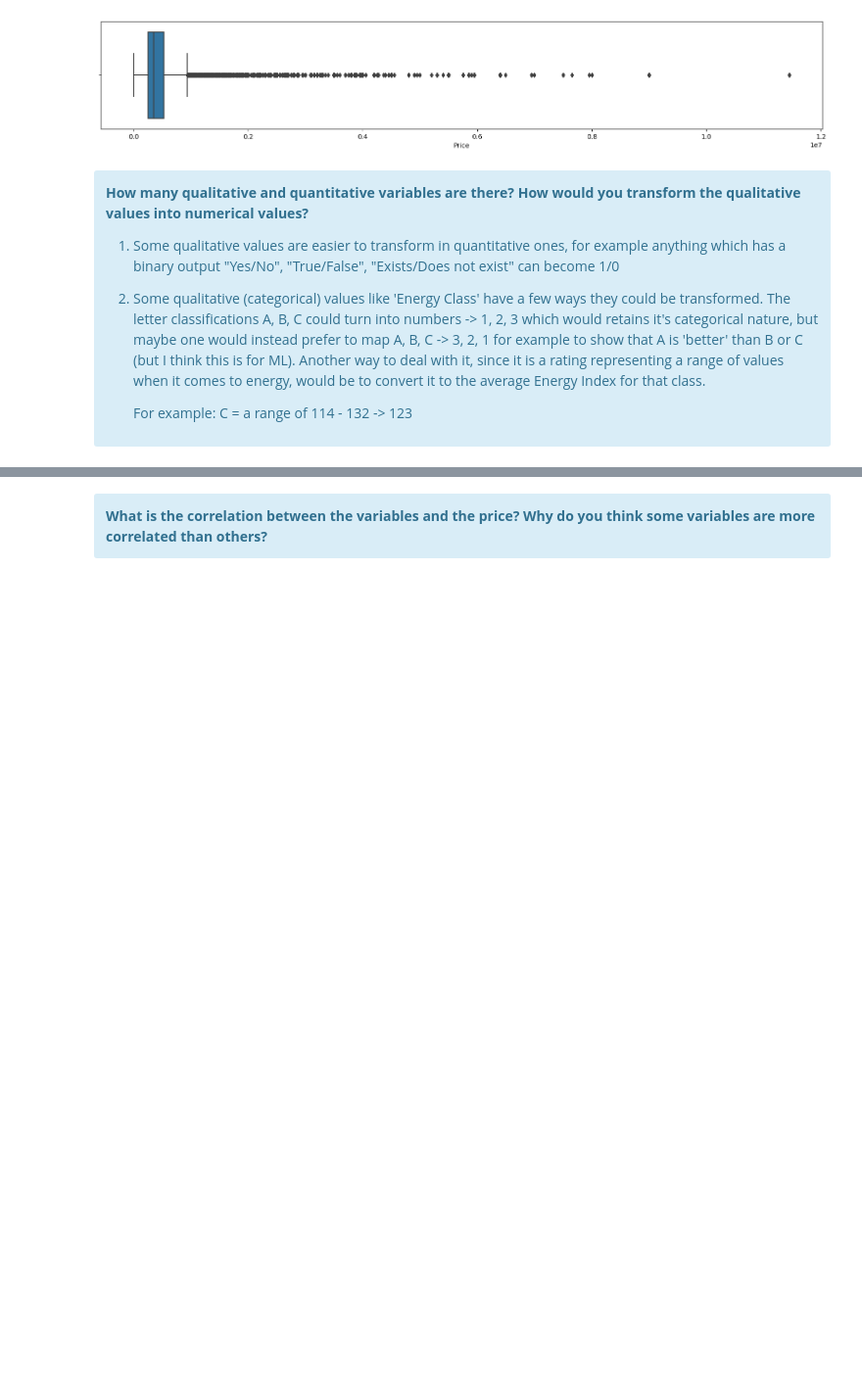
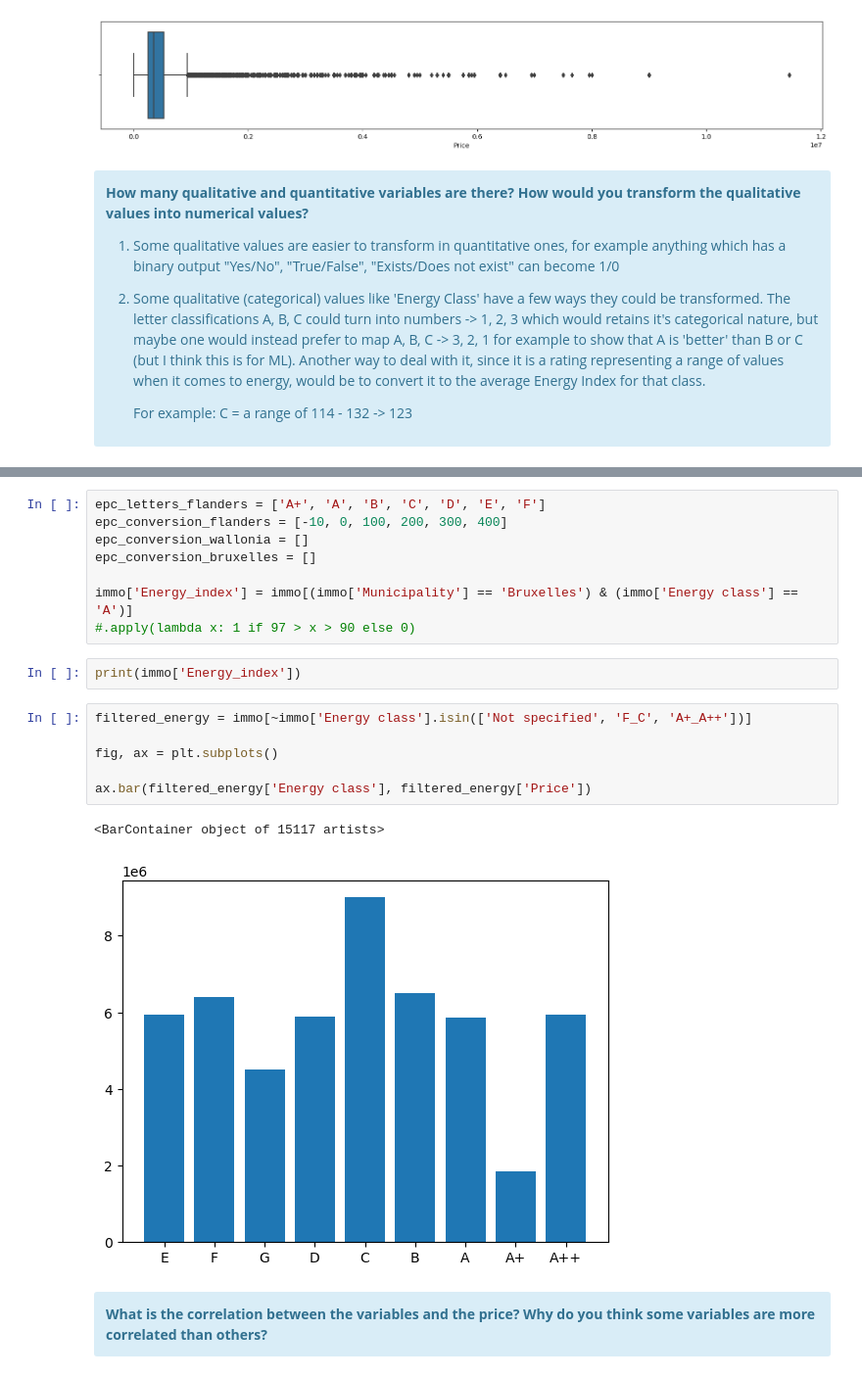
Before and after one commit to jduffy93/immo-eliza-the_chaincoders, a Jupyter notebook: analysis/Jean-analysis-plotnine+cleaning.ipynb, the cells around one changed output, grey strips where cells are left out. Shown at 98% size. Drawn from its saved outputs; the diff is of its cells as text; blank space fills up the shorter version.

```diff
--- a/analysis/Jean-analysis-plotnine+cleaning.ipynb
+++ b/analysis/Jean-analysis-plotnine+cleaning.ipynb
@@ -467,3 +498,22 @@ Qualitative values: 43
+# %%
+epc_letters_flanders = ['A+', 'A', 'B', 'C', 'D', 'E', 'F']
+epc_conversion_flanders = [-10, 0, 100, 200, 300, 400]
+epc_conversion_wallonia = []
+epc_conversion_bruxelles = []
+
+immo['Energy_index'] = immo[(immo['Municipality'] == 'Bruxelles') & (immo['Energy class'] == 'A')]
+#.apply(lambda x: 1 if 97 > x > 90 else 0)
+# %%
+print(immo['Energy_index'])
+# %%
+filtered_energy = immo[~immo['Energy class'].isin(['Not specified', 'F_C', 'A+_A++'])]
+
+fig, ax = plt.subplots()
+
+ax.bar(filtered_energy['Energy class'], filtered_energy['Price'])
+# %% [output]
+<BarContainer object of 15117 artists>
+[figure, added]
 # %% [markdown]
 <div class="alert alert-block alert-info">
 <b>What is the correlation between the variables and the price? Why do you think some variables are more correlated than others?</b>
```
Also changed, not shown: parts of 14 cells of this notebook, 4 other files.
